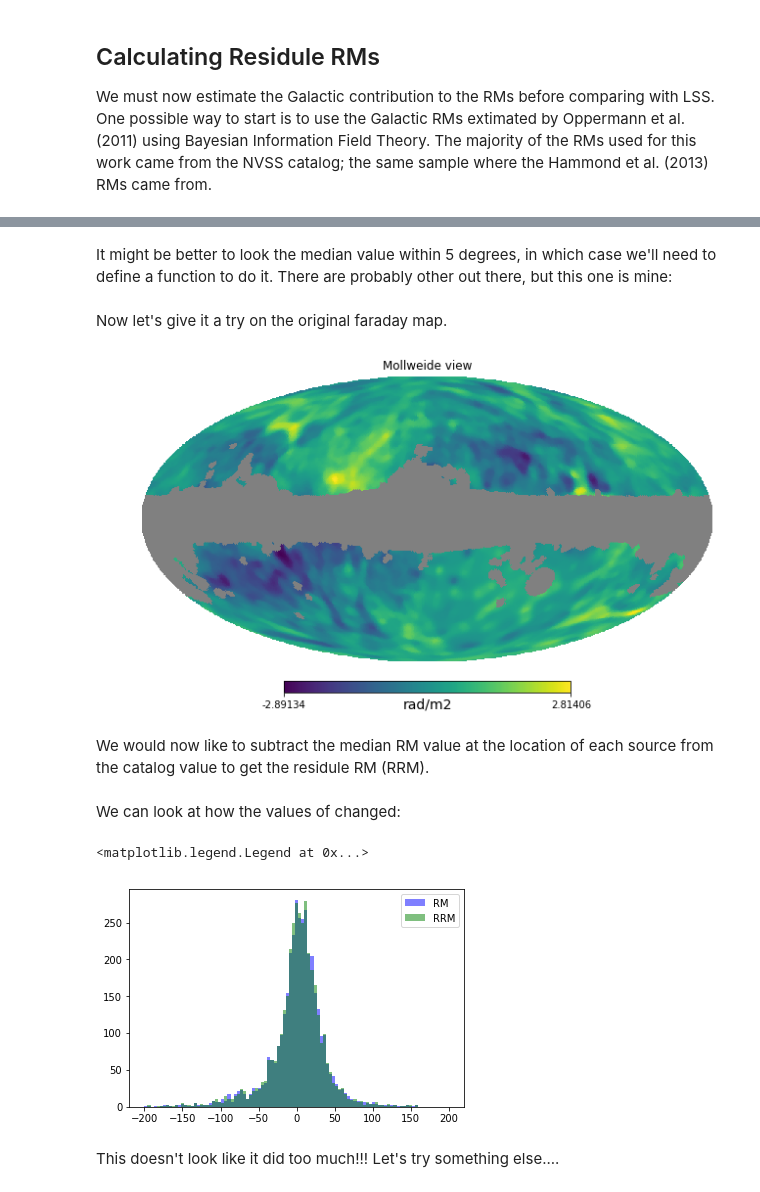
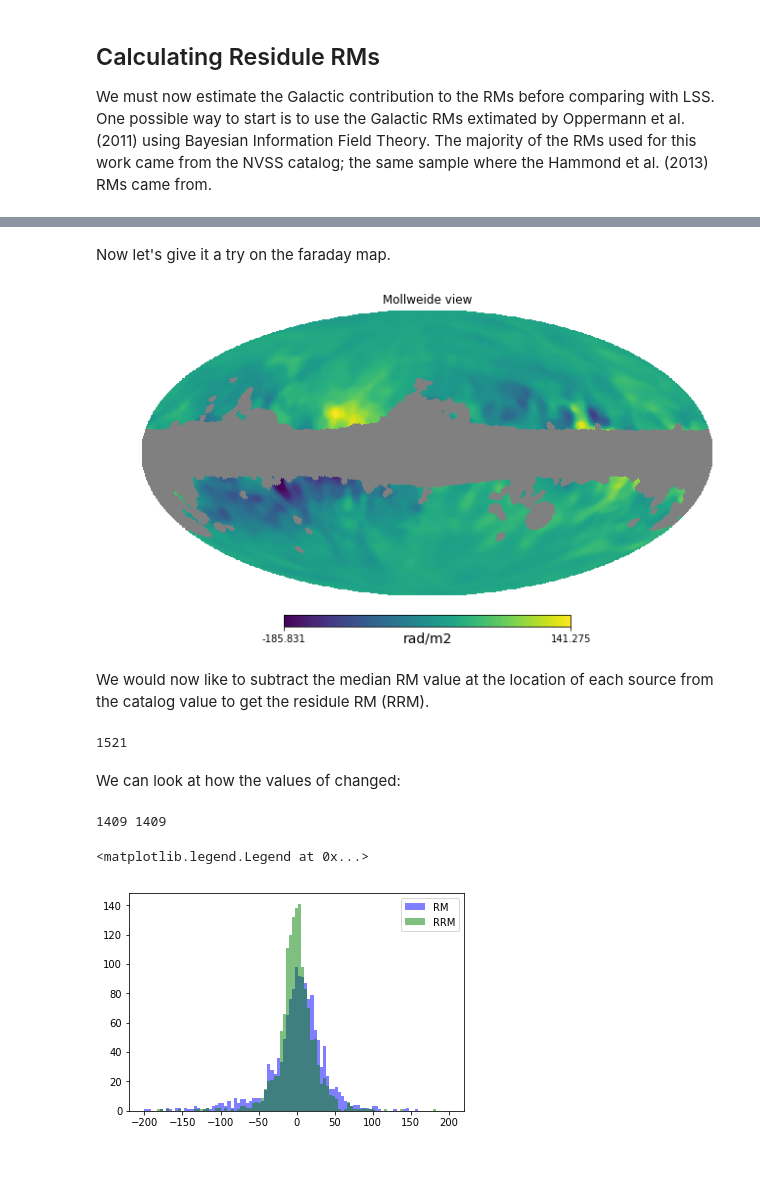
Before and after one commit to sheabrown/RMs_LSS, a Jupyter notebook: RMs_LSS.ipynb, the cells around one changed output, grey strips where cells are left out. Saved outputs shown, nothing was run; the diff lists cells and outputs as text; code cells hidden in the pictures; blank space fills up the shorter version.

```diff
--- a/RMs_LSS.ipynb
+++ b/RMs_LSS.ipynb
@@ -23,3 +23,4 @@ l=data['GLON']
 b=data['GLAT']
 rm=data['NVSS_RM']
 drm=data['NVSS_RM_ERR']
+z=data['SELECTED_REDSHIFT']
@@ -26,3 +29,9 @@ drm=data['NVSS_RM_ERR']
+# %%
+l=l[z>1]
+b=b[z>1]
+rm=rm[z>1]
+drm=drm[z>1]
+z=z[z>1]
 # %% [markdown]
 ## Large Scale Structure from WISE-SuperCosmos
 Now we will load in a Healpix image of the entire WISE-SuperCOSMOS catalog, along with a galactic mask. These come from Bilicki et al. (2016), and can be found here https://github.com/sheabrown/WHIM_Filament, where we used the data to detect filaments in front of the blazaer 1ES 1553+113.
@@ -86,8 +95,11 @@ Sigma is 0.000000 arcmin (0.000000 rad)
 ## Calculating Residule RMs
 We must now estimate the Galactic contribution to the RMs before comparing with LSS. One possible way to start is to use the Galactic RMs extimated by Oppermann et al. (2011) using Bayesian Information Field Theory. The majority of the RMs used for this work came from the NVSS catalog; the same sample where the Hammond et al. (2013) RMs came from.
 # %%
-gal_rm = hp.read_map('faraday.fits')
-gal_rm = hp.ma(gal_rm)
+import h5py as h5
+f = h5.File("foreground.hdf5", "r")
+maps = f['maps']
+phi = maps['phi'][:]
+gal_rm = hp.ma(phi)
 mask2 = hp.ud_grade(mask,128)
 gal_rm.mask = np.logical_not(mask2)
 hp.mollview(gal_rm,unit='rad/m2')
@@ -111,5 +110,3 @@ Sigma is 0.000000 arcmin (0.000000 rad)
-# %% [markdown]
-It might be better to look the median value within 5 degrees, in which case we'll need to define a function to do it. There are probably other out there, but this one is mine:
 # %%
 def filt_map_hp(nside,map,rad):
     rad=rad/57.3 #convert to radians
@@ -122,29 +119,38 @@ def filt_map_hp(nside,map,rad):
 
     return med
 # %% [markdown]
-Now let's give it a try on the original faraday map.
+Now let's give it a try on the faraday map.
 # %%
 rm_med = filt_map_hp(128,gal_rm,2.5)
 hp.mollview(rm_med,unit='rad/m2')
 # %% [output]
-[figure, old version]
+[figure, new version]
 # %% [markdown]
 We would now like to subtract the median RM value at the location of each source from the catalog value to get the residule RM (RRM).
 # %%
 rrm = np.ones(len(rm))
+print(len(rrm))
 
 for i in range(len(rm)):
     pix = hp.ang2pix(128,l[i],b[i],nest=False,lonlat=True)
     rrm[i] = rm[i] - rm_med[pix]
+# %% [output]
+1521
 # %% [markdown]
 We can look at how the values of changed:
 # %%
+# Extract only values not in the mask
+l = l[np.logical_not(np.isnan(rrm))]
+b = b[np.logical_not(np.isnan(rrm))]
+rm = rm[np.logical_not(np.isnan(rrm))]
+rrm = rrm[np.logical_not(np.isnan(rrm))]
+print(len(rrm),len(rm))
+
 bins = np.linspace(-200, 200, 100)
-plt.hist(rm[np.logical_not(np.isnan(rrm))], bins, alpha=0.5, label='RM',color='blue')
-plt.hist(rrm[np.logical_not(np.isnan(rrm))], bins, alpha=0.5, label='RRM',color='green')
+plt.hist(rm, bins, alpha=0.5, label='RM',color='blue')
+plt.hist(rrm, bins, alpha=0.5, label='RRM',color='green')
 plt.legend(loc='upper right')
 # %% [output]
-<matplotlib.legend.Legend at 0x...>
+1409 1409
+<matplotlib.legend.Legend at 0x...>
-[figure, old version]
+[figure, new version]
-# %% [markdown]
-This doesn't look like it did too much!!! Let's try something else....
```
Also changed, not shown: parts of 9 cells of this notebook.
